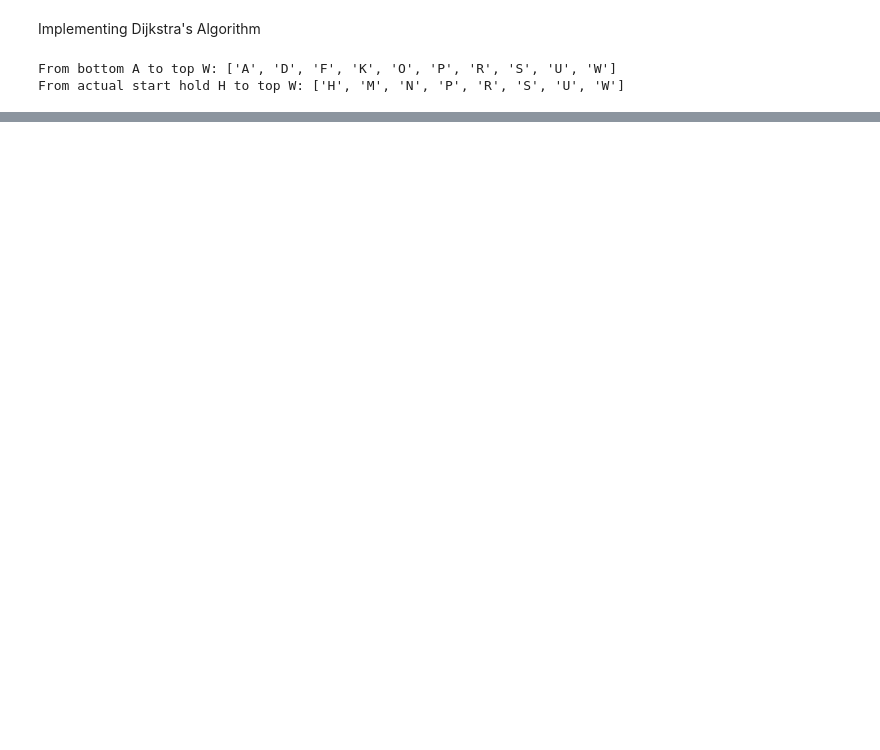
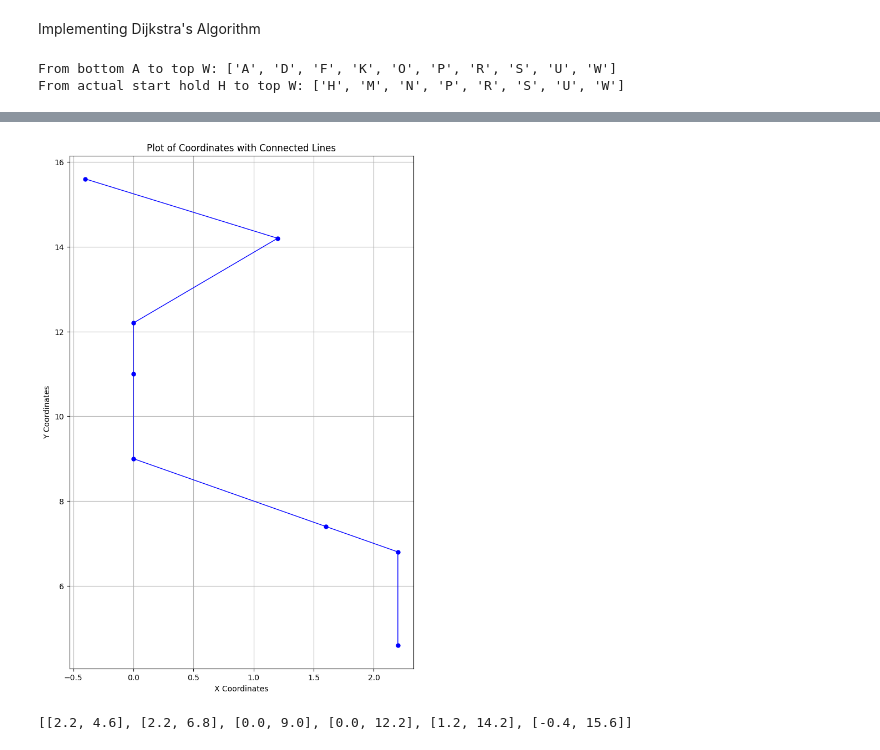
Before and after one commit to amandalchang/discrete-rocks, a Jupyter notebook: explore_dijkstra.ipynb, the cells around one changed output, grey strips where cells are left out. Drawn from its saved outputs; the diff is of its cells as text; code cells hidden in the pictures; blank space fills up the shorter version.

```diff
--- a/explore_dijkstra.ipynb
+++ b/explore_dijkstra.ipynb
@@ -178,9 +178,10 @@ class Graph:
         return path
 # %%
 G = Graph(filtered_graph)
-
-print(f'From bottom A to top W: {G.shortest_path("A", "W")}')
-print(f'From actual start hold H to top W: {G.shortest_path("H", "W")}')
+shortest_path_AW = G.shortest_path("A", "W")
+shortest_path_HW = G.shortest_path("H", "W")
+print(f'From bottom A to top W: {shortest_path_AW}')
+print(f'From actual start hold H to top W: {shortest_path_HW}')
 # %% [output]
 From bottom A to top W: ['A', 'D', 'F', 'K', 'O', 'P', 'R', 'S', 'U', 'W']
 From actual start hold H to top W: ['H', 'M', 'N', 'P', 'R', 'S', 'U', 'W']
@@ -186,0 +190,9 @@ From actual start hold H to top W: ['H', 'M', 'N', 'P', 'R', 'S', 'U', 'W']
+# %%
+all_coordinates_dict = {}
+for node, coordinate in zip(nodes_list, all_coordinates):
+    all_coordinates_dict[node] = coordinate
+# %%
+shortest_path_HW_coord = [0] * len(shortest_path_HW)
+for i, node in enumerate(shortest_path_HW):
+    shortest_path_HW_coord[i] = all_coordinates_dict[node]
+shortest_path_HW_coord
@@ -186,0 +208,28 @@ From actual start hold H to top W: ['H', 'M', 'N', 'P', 'R', 'S', 'U', 'W']
+# %%
+import matplotlib.pyplot as plt
+def draw_path(coordinates):
+    # Extract x and y coordinates for plotting
+    x_values = [coord[0] for coord in coordinates]
+    y_values = [coord[1] for coord in coordinates]
+
+    # Plot the points and connect them with lines
+    plt.figure(figsize=(8, 12))
+    plt.plot(x_values, y_values, marker='o', color='b', linestyle='-', linewidth=1, markersize=5)
+
+    # Label axes and show grid
+    plt.xlabel("X Coordinates")
+    plt.ylabel("Y Coordinates")
+    plt.title("Plot of Coordinates with Connected Lines")
+    plt.grid(True)
+
+    # Show plot
+    plt.show()
+draw_path(shortest_path_HW_coord)
+# %% [output]
+[figure, added]
+# %%
+from rdp import rdp
+final_route = rdp(shortest_path_HW_coord, epsilon=0.1)
+final_route
+# %% [output]
+[[2.2, 4.6], [2.2, 6.8], [0.0, 9.0], [0.0, 12.2], [1.2, 14.2], [-0.4, 15.6]]
```
Also changed, not shown: parts of 6 cells of this notebook.
